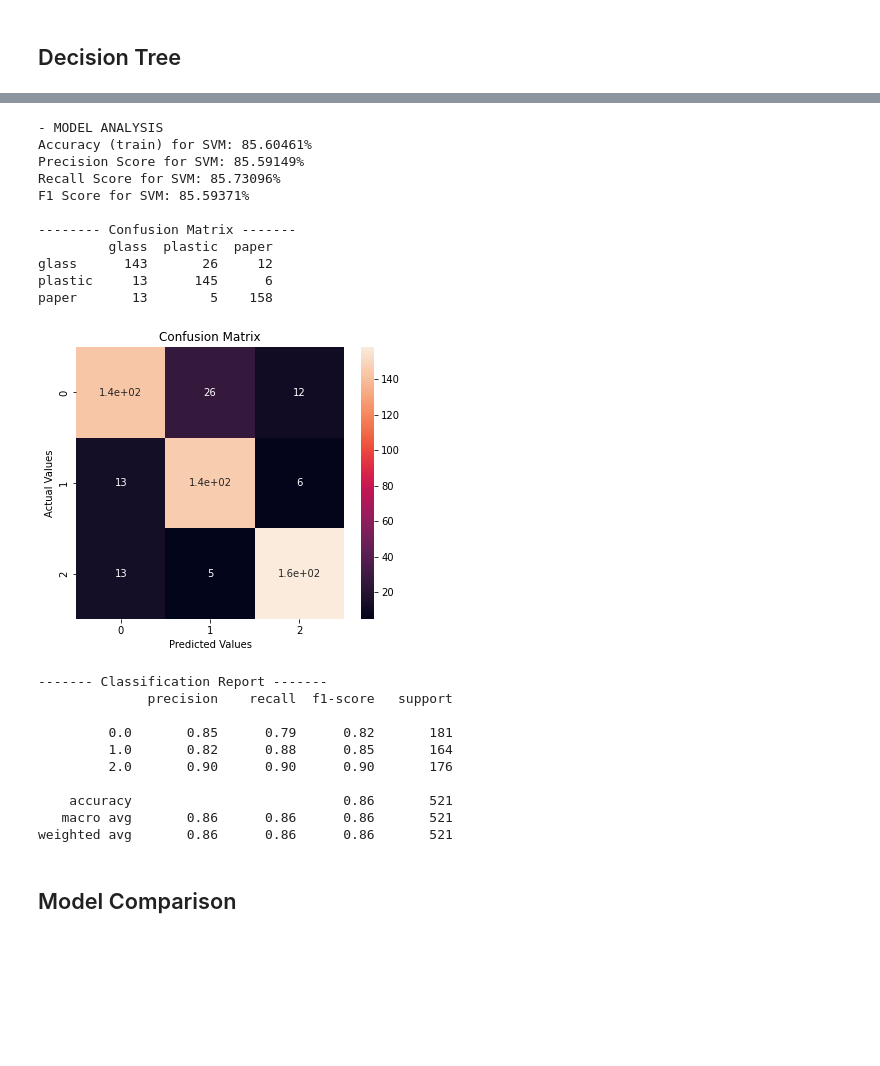
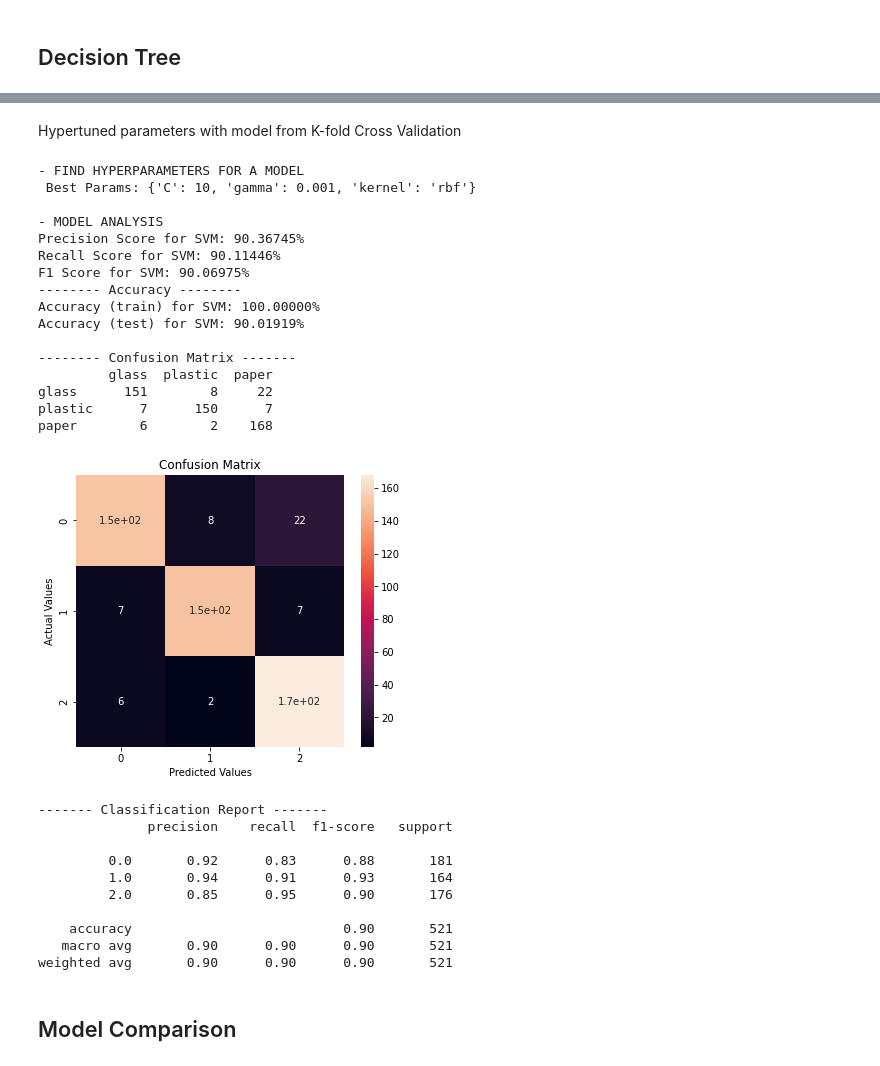
Before and after one commit to pedromonteiro01/garbage_classification, a Jupyter notebook: project/main.ipynb, the cells around one changed output, grey strips where cells are left out. Cells and saved outputs as stored; diff of their text form; code cells hidden in the pictures; blank space fills up the shorter version.

```diff
--- a/project/main.ipynb
+++ b/project/main.ipynb
@@ -404,0 +577,11 @@ weighted avg       0.94      0.94      0.94       521
+# %%
+rfc_parameters = [{
+    'max_features': ['auto', 'sqrt', 'log2'],
+    'criterion' :['gini', 'entropy'],
+    'min_samples_leaf': [2, 10, 30],
+    'n_estimators': [100, 350, 500]
+}]
+
+hyper_rfc_parameters = hyperparameters(kfmodel, rfc_parameters , X_train, y_train)
+kfmodel.set_params(**hyper_rfc_parameters)
+model_train(kfmodel,'RFC Hypertuned pa  rameters', X_train, y_train, X_test, y_test)
@@ -406,0 +651,3 @@ weighted avg       0.94      0.94      0.94       521
+# %%
+kfmodel = kfold(model, 5, X_train, y_train)
+model_train(kfmodel,'DecisionTree', X_train, y_train, X_test, y_test)
@@ -407,14 +683,7 @@ weighted avg       0.94      0.94      0.94       521
 # %%
-model = DecisionTreeClassifier()
+dt_parameters = [{'criterion': ['gini', 'entropy'], 'max_depth': [2,4,6,8,10,12]}]
+hyper_dt_parameters = hyperparameters(kfmodel, dt_parameters , X_train, y_train)
 
-model_train(model, 'DecisionTree', X_train, y_train, X_test, y_test)
-
-dt_parameters = {'criterion': ['gini', 'entropy'], 'max_depth': [2,4,6,8,10,12]}
-
-hyper_dt_parameters = hyperparameters(model, dt_parameters , X_train, y_train)
-model.set_params(**hyper_dt_parameters)
-model_train(model,'DecisionTree', X_train, y_train, X_test, y_test)
-
-kfmodel = kfold(model, 5, X_train, y_train)
+kfmodel.set_params(**hyper_dt_parameters)
 model_train(kfmodel,'DecisionTree', X_train, y_train, X_test, y_test)
 # %% [output]
@@ -478,0 +752,3 @@ weighted avg       0.85      0.84      0.85       521
+# %%
+kfmodel = kfold(model, 5, X_train, y_train)
+model_train(kfmodel, 'SVM', X_train, y_train, X_test, y_test)
@@ -479,41 +782,41 @@ weighted avg       0.85      0.84      0.85       521
+# %% [markdown]
+Hypertuned parameters with model from K-fold Cross Validation
 # %%
-model = SVC()
-
-model_train(model, 'SVM', X_train, y_train, X_test, y_test)
-
 svm_parameters = [{'C': [0.01, 0.1, 1, 10, 50, 100, 1000],
               'gamma': [0.001, 0.01, 0.03, 0.1, 0.3, 1],
               'kernel': ['rbf']}]
-best_svm_params = hyperparameters(model, svm_parameters , X_train, y_train)
+best_svm_params = hyperparameters(kfmodel, svm_parameters , X_train, y_train)
 
-model.set_params(**best_svm_params)
-model_train(model,'SVM', X_train, y_train, X_test, y_test)
-
-kfmodel = kfold(model, 5, X_train, y_train)
-model_train(kfmodel, 'SVM', X_train, y_train, X_test, y_test)
+kfmodel.set_params(**best_svm_params)
+model_train(kfmodel,'SVM', X_train, y_train, X_test, y_test)
 # %% [output]
+- FIND HYPERPARAMETERS FOR A MODEL
+ Best Params: {'C': 10, 'gamma': 0.001, 'kernel': 'rbf'}
+
 - MODEL ANALYSIS
-Accuracy (train) for SVM: 85.60461%
-Precision Score for SVM: 85.59149%
-Recall Score for SVM: 85.73096%
-F1 Score for SVM: 85.59371%
+Precision Score for SVM: 90.36745%
+Recall Score for SVM: 90.11446%
+F1 Score for SVM: 90.06975%
+-------- Accuracy --------
+Accuracy (train) for SVM: 100.00000%
+Accuracy (test) for SVM: 90.01919%
 
 -------- Confusion Matrix -------
          glass  plastic  paper
-glass      143       26     12
-plastic     13      145      6
-paper       13        5    158
+glass      151        8     22
+plastic      7      150      7
+paper        6        2    168
-[figure, old version]
+[figure, new version]
 ------- Classification Report -------
               precision    recall  f1-score   support
 
-         0.0       0.85      0.79      0.82       181
-         1.0       0.82      0.88      0.85       164
-         2.0       0.90      0.90      0.90       176
+         0.0       0.92      0.83      0.88       181
+         1.0       0.94      0.91      0.93       164
+         2.0       0.85      0.95      0.90       176
 
-    accuracy                           0.86       521
-   macro avg       0.86      0.86      0.86       521
-weighted avg       0.86      0.86      0.86       521
+    accuracy                           0.90       521
+   macro avg       0.90      0.90      0.90       521
+weighted avg       0.90      0.90      0.90       521
 # %% [markdown]
 ## Model Comparison
 # %% [markdown]
```
Also changed, not shown: parts of 42 cells of this notebook.
